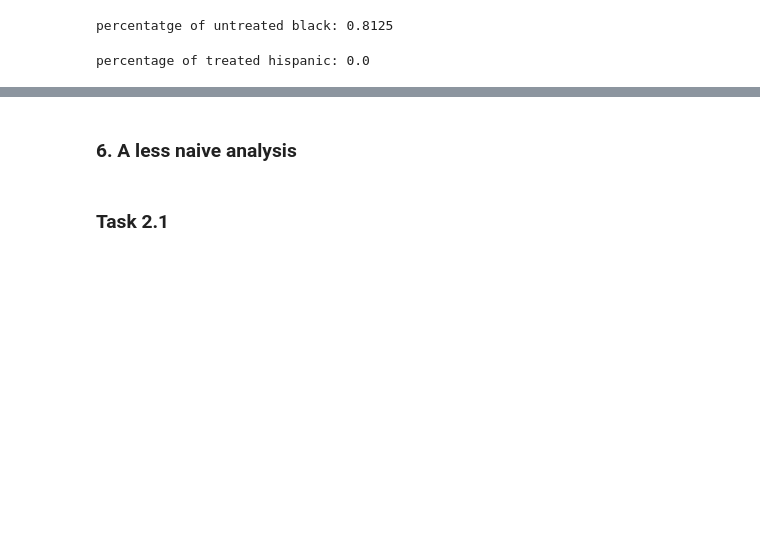
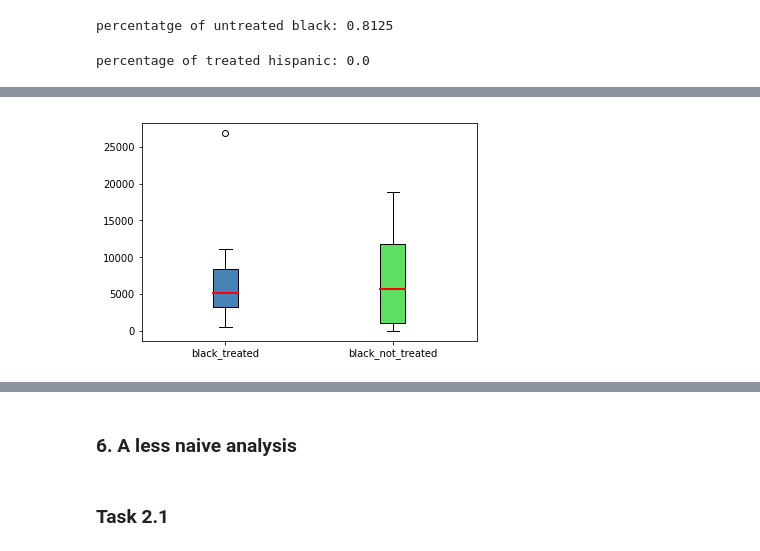
Before and after one commit to IsaacLeimgruber/ADA_labs_repo, a Jupyter notebook: 04 - Applied ML/HW04_Charles.ipynb, the cells around one changed output, grey strips where cells are left out. Drawn from its saved outputs; the diff is of its cells as text; code cells hidden in the pictures; blank space fills up the shorter version.

```diff
--- a/04 - Applied ML/HW04_Charles.ipynb
+++ b/04 - Applied ML/HW04_Charles.ipynb
@@ -709,0 +776,3 @@ percentage of untreated histpanic: 0.0
+# %%
+patients_hispan_not_treated_matched = patients_hispan_not_treated.loc[np.array(matching_hispan)[:,1]]
+patients_hispan_not_treated_matched['re78'].describe()
@@ -709,0 +789,4 @@ percentage of untreated histpanic: 0.0
+# %%
+make_boxplot(patients_hispan_treated, patients_hispan_not_treated_matched, 're78', ['black_treated', 'black_not_treated'], ['steelblue', '#5EDF63'])
+# %% [output]
+[figure, added]
```
Also changed, not shown: parts of 37 cells of this notebook.
